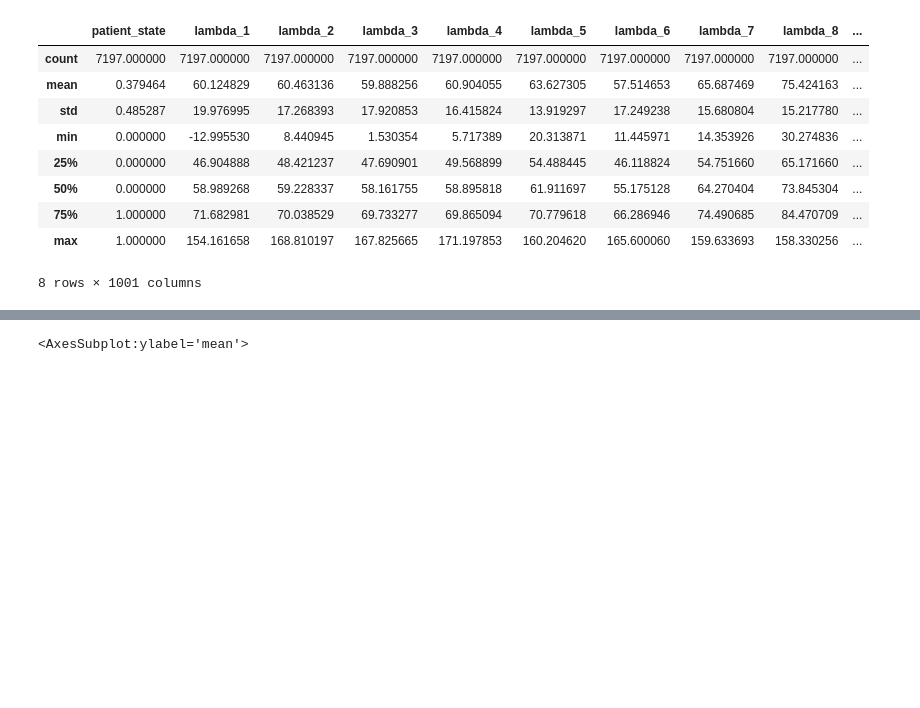
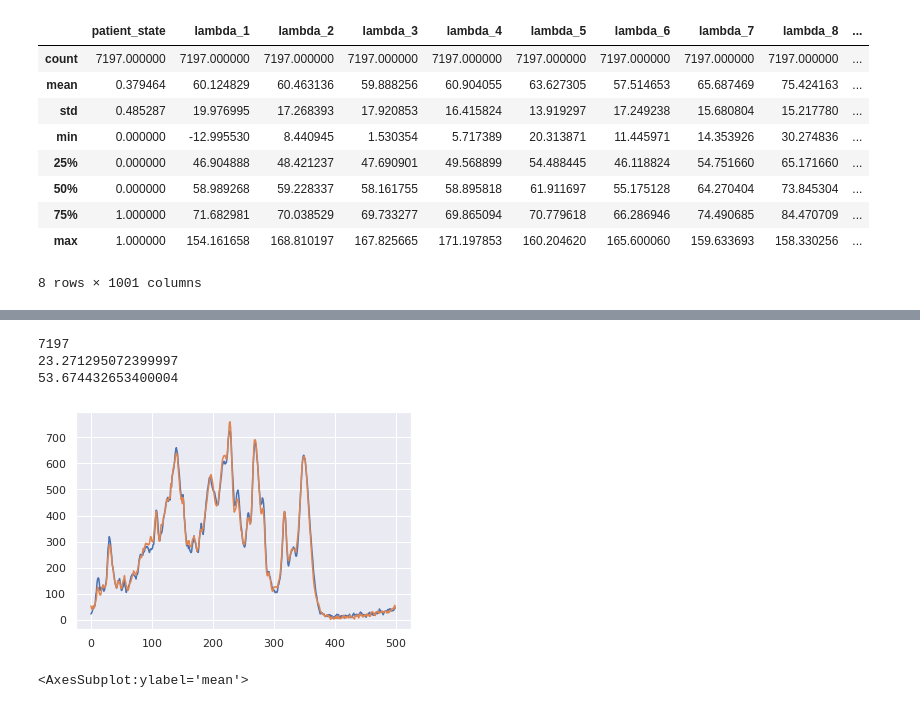
Before and after one commit to adrienju/LLC, a Jupyter notebook: Data Visualization.ipynb, the cells around one changed output, grey strips where cells are left out. Drawn from its saved outputs; the diff is of its cells as text; code cells hidden in the pictures; blank space fills up the shorter version.

```diff
--- a/Data Visualization.ipynb
+++ b/Data Visualization.ipynb
@@ -58,3 +108,15 @@ des
+# %%
+import random
+print(df.shape[0])
+samples,_ = get_data(df, random.sample(range(0, df.shape[0]), 2))
+for sample in samples:
+    print((sample[0]))
+    sns.lineplot(x=range(500), y=sample[0:500])
+# %% [output]
+7197
+23.271295072399997
+53.674432653400004
+[figure, added]
 # %%
 sns.scatterplot(range(1001), des.iloc[1])
 # %% [output]
```
Also changed, not shown: parts of 9 cells of this notebook.
